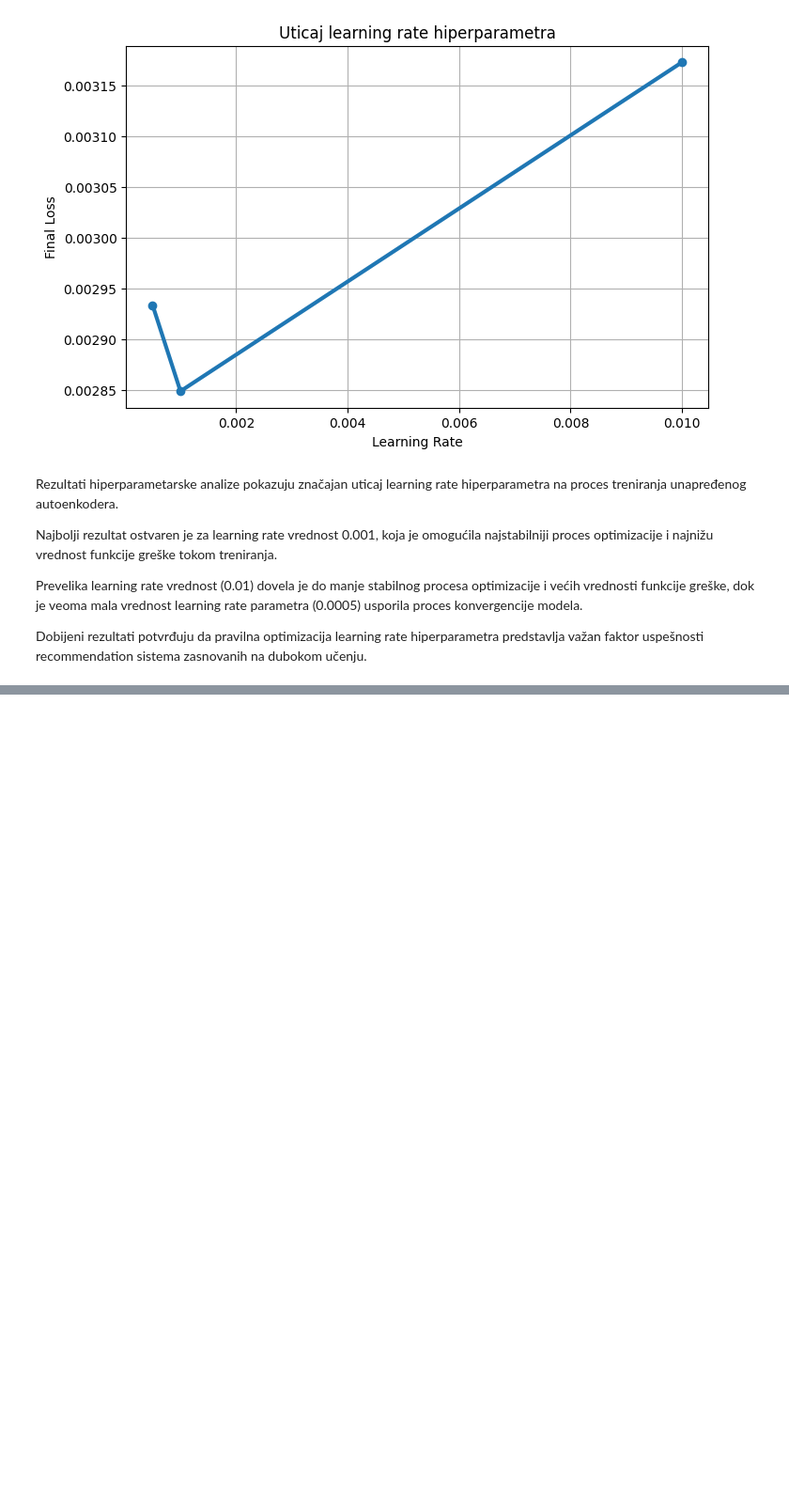
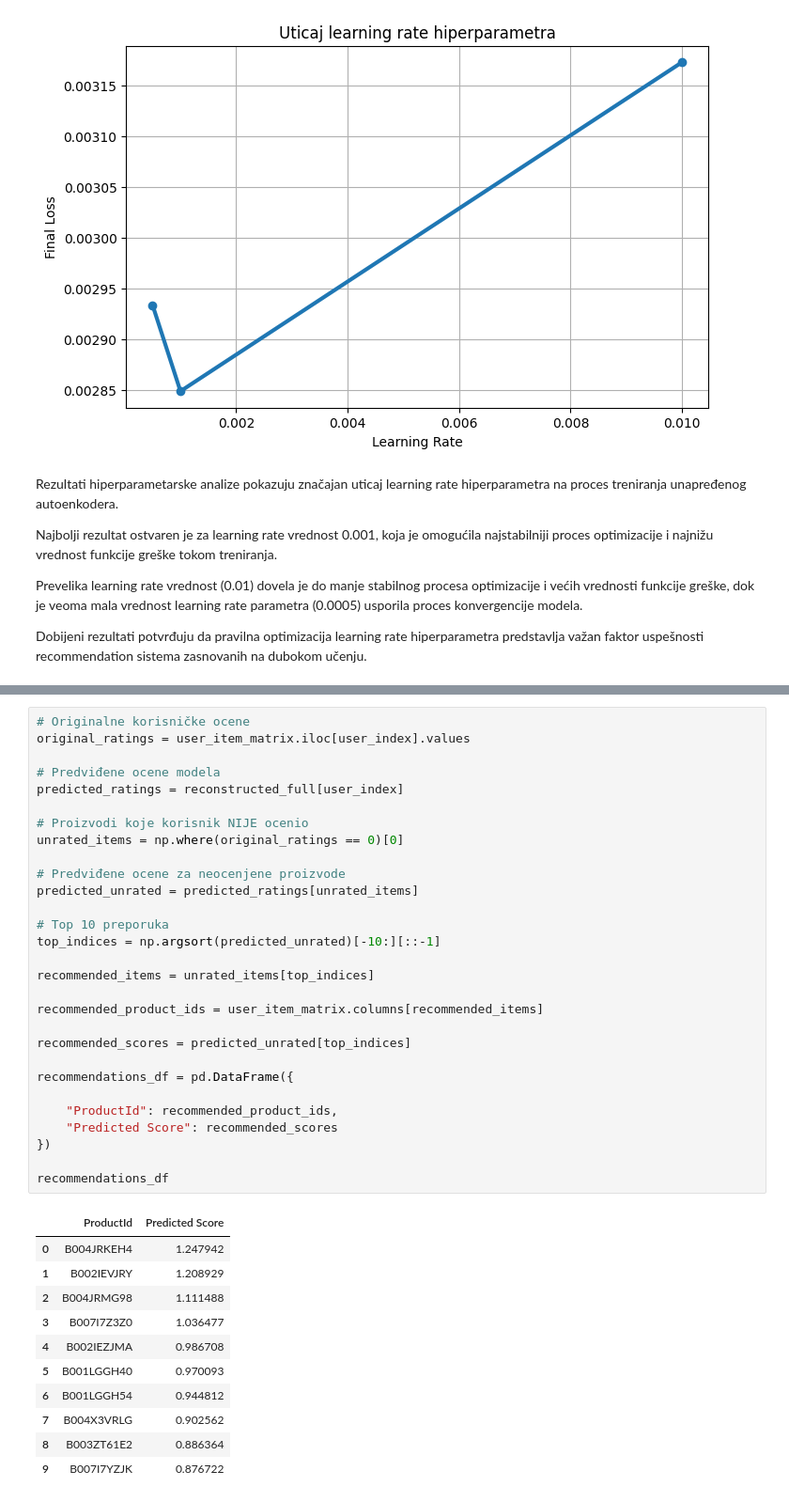
Before and after one commit to branka2004/preporuka_proizvoda_u_elektronskoj_trgovini, a Jupyter notebook: preporuka_proizvoda_autoencoder.ipynb, the cells around one changed output, grey strips where cells are left out. Shown at 94% size. Saved outputs shown, nothing was run; the diff lists cells and outputs as text; blank space fills up the shorter version.

```diff
--- a/preporuka_proizvoda_autoencoder.ipynb
+++ b/preporuka_proizvoda_autoencoder.ipynb
@@ -2018,0 +2058,41 @@ Dobijeni rezultati potvrđuju da pravilna optimizacija learning rate hiperparame
+# %%
+# Originalne korisničke ocene
+original_ratings = user_item_matrix.iloc[user_index].values
+
+# Predviđene ocene modela
+predicted_ratings = reconstructed_full[user_index]
+
+# Proizvodi koje korisnik NIJE ocenio
+unrated_items = np.where(original_ratings == 0)[0]
+
+# Predviđene ocene za neocenjene proizvode
+predicted_unrated = predicted_ratings[unrated_items]
+
+# Top 10 preporuka
+top_indices = np.argsort(predicted_unrated)[-10:][::-1]
+
+recommended_items = unrated_items[top_indices]
+
+recommended_product_ids = user_item_matrix.columns[recommended_items]
+
+recommended_scores = predicted_unrated[top_indices]
+
+recommendations_df = pd.DataFrame({
+
+    "ProductId": recommended_product_ids,
+    "Predicted Score": recommended_scores
+})
+
+recommendations_df
+# %% [output]
+|  | ProductId | Predicted Score |
+| 0 | B004JRKEH4 | 1.247942 |
+| 1 | B002IEVJRY | 1.208929 |
+| 2 | B004JRMG98 | 1.111488 |
+| 3 | B007I7Z3Z0 | 1.036477 |
+| 4 | B002IEZJMA | 0.986708 |
+| 5 | B001LGGH40 | 0.970093 |
+| 6 | B001LGGH54 | 0.944812 |
+| 7 | B004X3VRLG | 0.902562 |
+| 8 | B003ZT61E2 | 0.886364 |
+| 9 | B007I7YZJK | 0.876722 |
```
Also changed, not shown: parts of 8 cells of this notebook.
